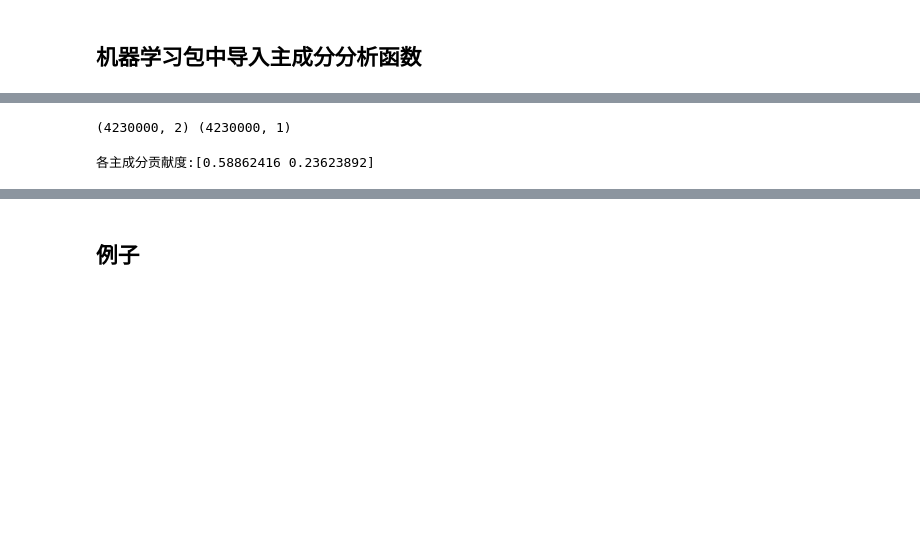
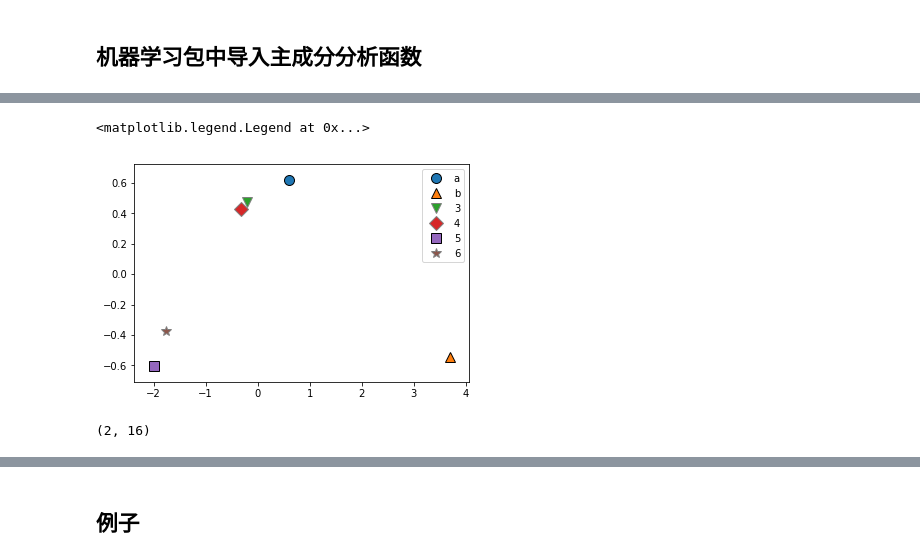
Before and after one commit to Chiyo1112/Learning_Python, a Jupyter notebook: 2019_winter/主成分分析.ipynb, the cells around one changed output, grey strips where cells are left out. Saved outputs shown, nothing was run; the diff lists cells and outputs as text; code cells hidden in the pictures; blank space fills up the shorter version.

```diff
--- a/2019_winter/主成分分析.ipynb
+++ b/2019_winter/主成分分析.ipynb
@@ -164,3 +150,7 @@ vibration_20190153.head()
 ## 机器学习包中导入主成分分析函数
 # %%
 from sklearn.decomposition import PCA
+import mglearn
+pca = PCA(n_components = 2)
+
+pca_Analysis_imf_1_y_1_pd_scaled = pca.fit_transform(Analysis_imf_1_y_1_pd_scaled.T)
@@ -223,8 +162,0 @@ y_p= pca.fit(x_0).transform(y_0)
-# %%
-print(y_p.shape, y_0.shape)
-# %% [output]
-(4230000, 2) (4230000, 1)
-# %%
-print('各主成分贡献度:{}'.format(pca.explained_variance_ratio_))
-# %% [output]
-各主成分贡献度:[0.58862416 0.23623892]
@@ -232,0 +165,14 @@ v_names = ['x_0', 'y_0', 'z_0', 'x_1', 'y_1', 'z_1']
+# %%
+#plt.figure(figsize = (8, 8))
+target = [0, 1, 2, 3, 4, 5]
+mglearn.discrete_scatter(pca_Analysis_imf_1_y_1_pd_scaled[ : , 0], pca_Analysis_imf_1_y_1_pd_scaled[:, 1],target )
+#plt.legend(['new', 'normal', 'old'], loc = 'best')
+plt.legend(['a', 'b', '3', '4', '5', '6'], loc = 'best')
+# %% [output]
+<matplotlib.legend.Legend at 0x...>
+[figure, added]
+# %%
+#主成分被保存在PCA对象的components_属性中
+pca.components_.shape
+# %% [output]
+(2, 16)
```
Also changed, not shown: parts of 42 cells of this notebook, 39 other files.
